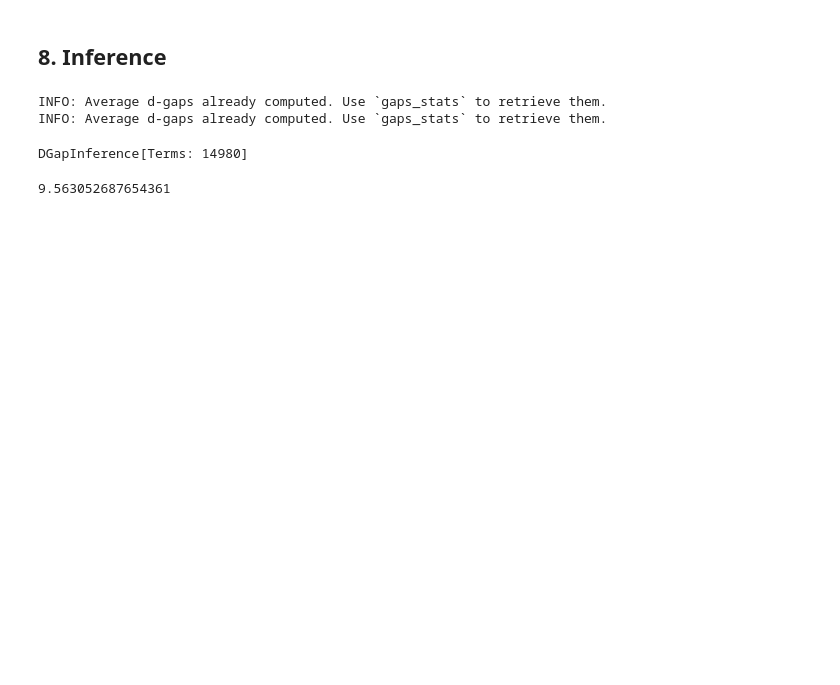
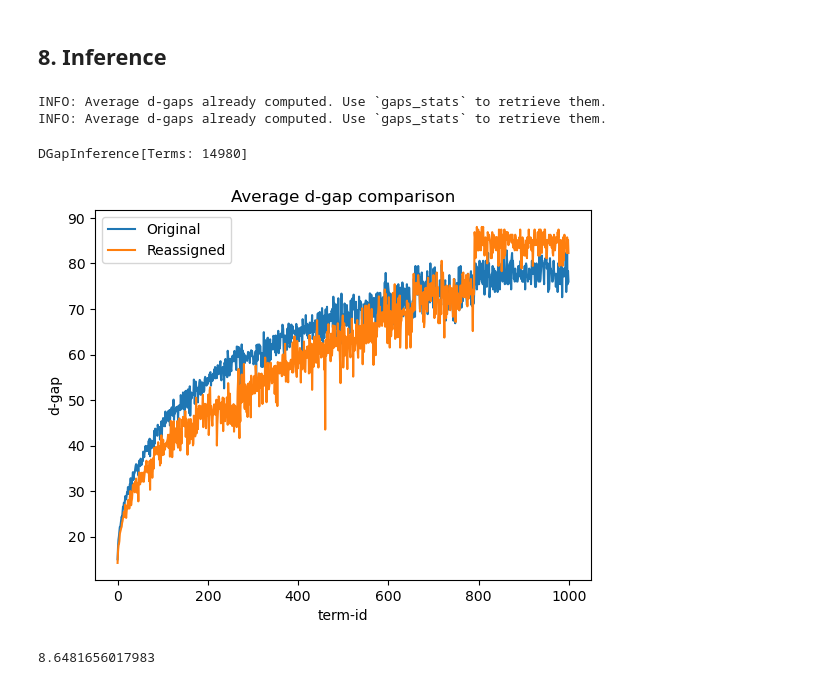
Before and after one commit to Quinta13/IR_project, a Jupyter notebook: notebooks/doc-id_reassignment.ipynb, the cells around one changed output. Cells and saved outputs as stored; diff of their text form; code cells hidden in the pictures; blank space fills up the shorter version.

```diff
--- a/notebooks/doc-id_reassignment.ipynb
+++ b/notebooks/doc-id_reassignment.ipynb
@@ -333,13 +341,17 @@ INFO: Computing average d-gap per term.
 # %%
 from model.d_gap import DGapInference
 
-inference = DGapInference(d_gap_original=dgap, d_gap_reassigned=dgap_reass)
+inference = DGapInference(d_gap_original=dgap, d_gap_reassigned=dgap_reass, data_name=config.name)
 inference
 # %% [output]
 INFO: Average d-gaps already computed. Use `gaps_stats` to retrieve them.
 INFO: Average d-gaps already computed. Use `gaps_stats` to retrieve them.
 DGapInference[Terms: 14980]
+# %%
+inference.plot_avg_d_gap()
+# %% [output]
+[figure, added]
 # %%
 inference.avg_compression
 # %% [output]
-9.563052687654361
+8.6481656017983
```
Also changed, not shown: parts of 9 cells of this notebook, 5 other files.
